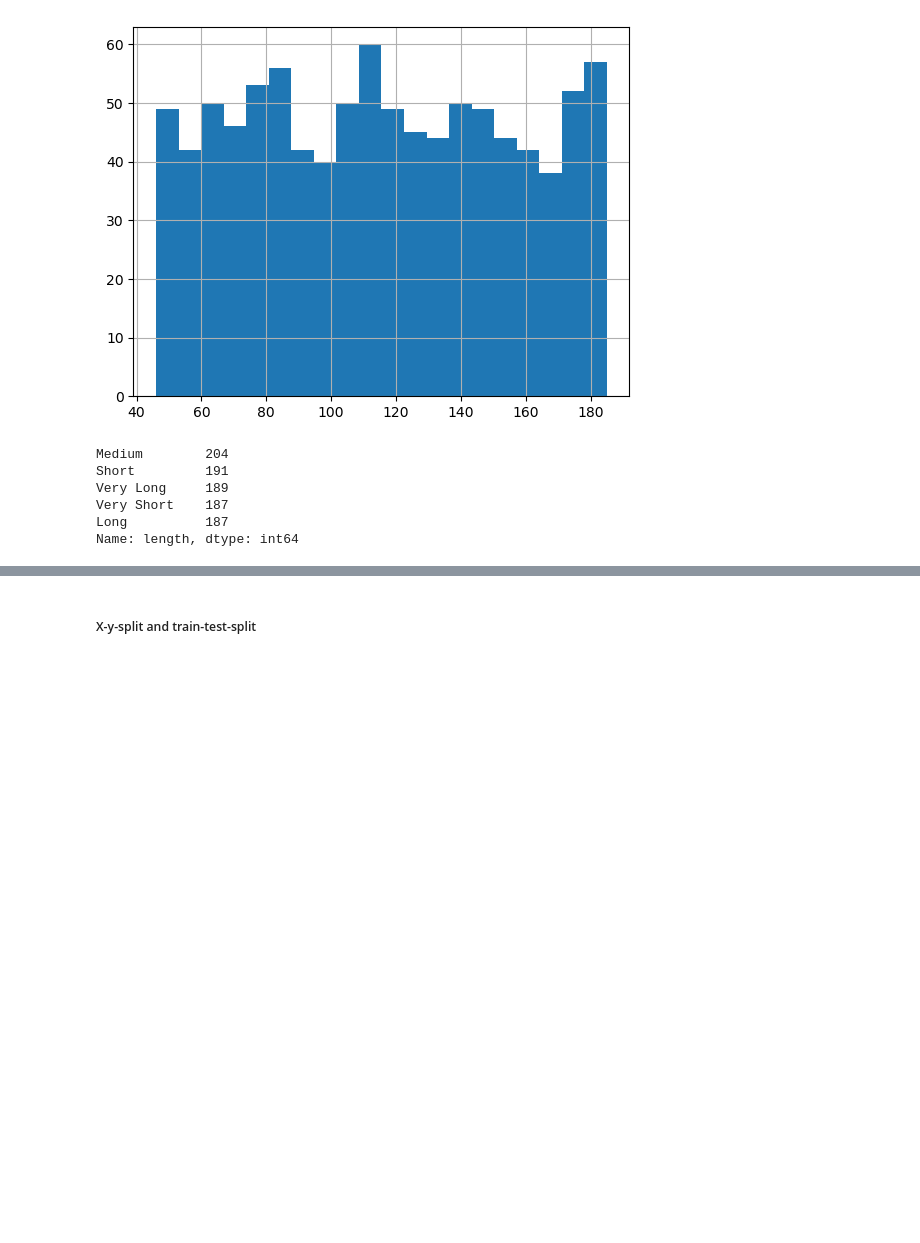
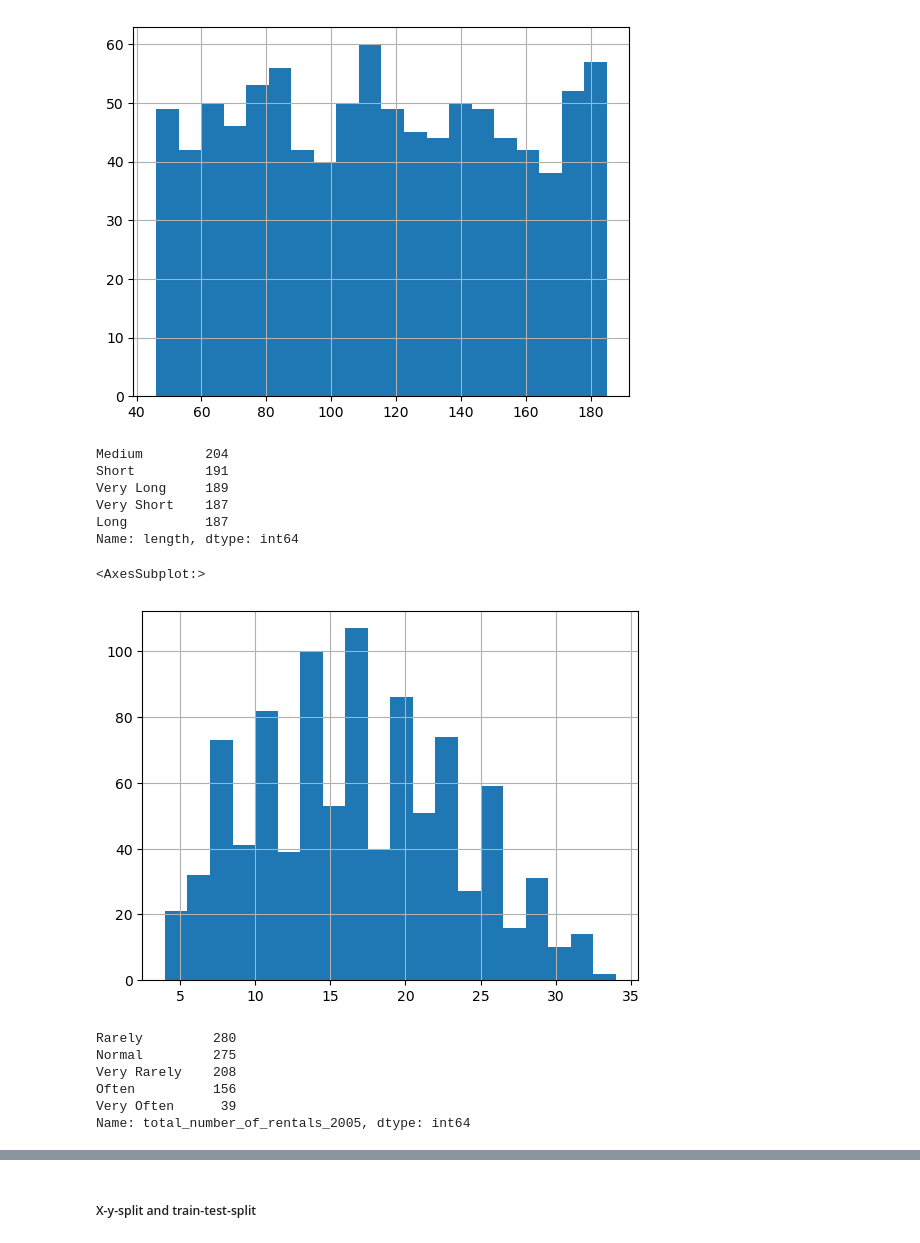
Before and after one commit to jochabo/lab-predictions-logistic-regression, a Jupyter notebook: lab-prediction-logistic-regression.ipynb, the cells around one changed output, grey strips where cells are left out. Saved outputs shown, nothing was run; the diff lists cells and outputs as text; code cells hidden in the pictures; blank space fills up the shorter version.

```diff
--- a/lab-prediction-logistic-regression.ipynb
+++ b/lab-prediction-logistic-regression.ipynb
@@ -149,6 +160,27 @@ Very Long     189
 Very Short    187
 Long          187
 Name: length, dtype: int64
+# %%
+# This will be changed into a categorical variable as well by binning:
+data['total_number_of_rentals_2005'].value_counts()
+
+%matplotlib inline
+data['total_number_of_rentals_2005'].hist(bins=20)
+# %% [output]
+<AxesSubplot:>
+[figure, added]
+# %%
+# cut in 5 equally spaced bins
+labels = ["Very Rarely", "Rarely", "Normal", "Often", "Very Often"]
+data['total_number_of_rentals_2005'] = pd.cut(data['total_number_of_rentals_2005'],5, labels=labels)
+data['total_number_of_rentals_2005'].value_counts()
+# %% [output]
+Rarely         280
+Normal         275
+Very Rarely    208
+Often          156
+Very Often      39
+Name: total_number_of_rentals_2005, dtype: int64
 # %%
 data = data.drop('film_id', axis=1)
 data = data.drop('title', axis=1)
```
Also changed, not shown: parts of 32 cells of this notebook.
